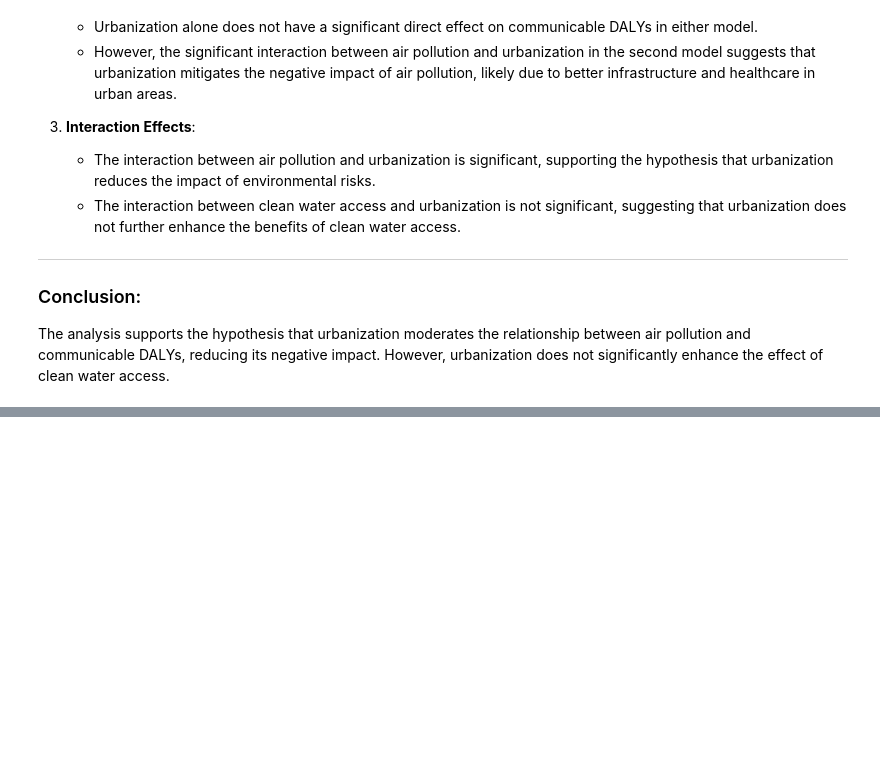
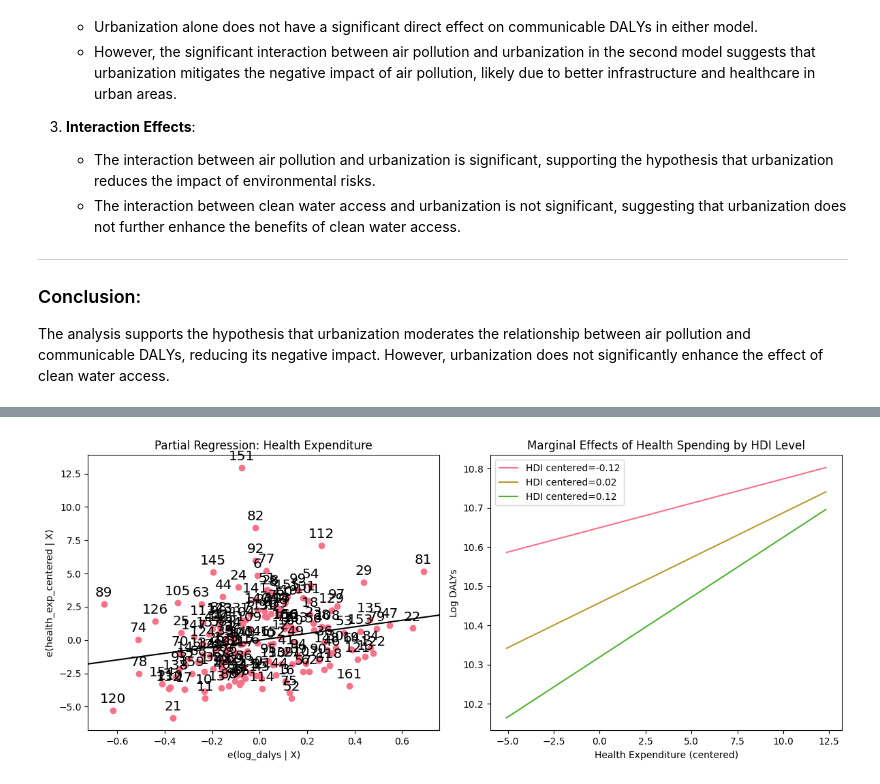
Before and after one commit to AimanIskndr/bdata-daly-socioeconomic, a Jupyter notebook: analysis.ipynb, the cells around one changed output, grey strips where cells are left out. Drawn from its saved outputs; the diff is of its cells as text; code cells hidden in the pictures; blank space fills up the shorter version.

```diff
--- a/analysis.ipynb
+++ b/analysis.ipynb
@@ -1104,0 +1185,83 @@ The analysis supports the hypothesis that urbanization moderates the relationshi
+# %%
+from statsmodels.stats.outliers_influence import variance_inflation_factor
+
+# Create log-transformed DALYs (add small constant to avoid log(0))
+df8['log_dalys'] = np.log(df8['dalys_rate'] + 1)
+
+# Center variables for interaction terms
+df8['hdi_centered'] = df8['hdi'] - df8['hdi'].mean()
+df8['health_exp_centered'] = df8['health_expenditure'] - df8['health_expenditure'].mean()
+
+# Create interaction term (centered)
+df8['health_x_hdi'] = df8['health_exp_centered'] * df8['hdi_centered']
+
+# 2. Check Multicollinearity
+X = df8[['health_exp_centered', 'hdi_centered', 'health_x_hdi']]
+vif = pd.DataFrame({
+    'Variable': X.columns,
+    'VIF': [variance_inflation_factor(X.values, i) for i in range(X.shape[1])]
+})
+print("Variance Inflation Factors:\n", vif)
+
+# 3. Run Revised Models
+# Model 1: Base model with log(DALYs)
+X_base = df8[['health_exp_centered', 'hdi_centered']]
+X_base = sm.add_constant(X_base)
+model_base = sm.OLS(df8['log_dalys'], X_base).fit()
+
+# Model 2: With interaction term
+X_inter = df8[['health_exp_centered', 'hdi_centered', 'health_x_hdi']]
+X_inter = sm.add_constant(X_inter)
+model_inter = sm.OLS(df8['log_dalys'], X_inter).fit()
+
+# 4. Model Comparison
+print("\nBase Model Summary:")
+print(model_base.summary())
+
+print("\nInteraction Model Summary:")
+print(model_inter.summary())
+
+# Compare AIC/BIC
+print(f"\nModel Comparison:")
+print(f"Base Model AIC: {model_base.aic:.1f}, BIC: {model_base.bic:.1f}")
+print(f"Interaction Model AIC: {model_inter.aic:.1f}, BIC: {model_inter.bic:.1f}")
+
+# 5. Diagnostic Plots
+fig, axes = plt.subplots(1, 2, figsize=(12, 5))
+
+# Partial regression plot for health expenditure
+sm.graphics.plot_partregress('health_exp_centered', 'log_dalys',
+                           ['hdi_centered'], data=df8, ax=axes[0])
+axes[0].set_title('Partial Regression: Health Expenditure')
+
+# Marginal effects plot if interaction is significant
+if model_inter.pvalues['health_x_hdi'] < 0.1:  # Only plot if marginally significant
+    # Manually plot marginal effects for different HDI levels
+    health_range = np.linspace(df8['health_exp_centered'].min(), df8['health_exp_centered'].max(), 100)
+    hdi_levels = [
+        df8['hdi_centered'].quantile(0.25),
+        df8['hdi_centered'].median(),
+        df8['hdi_centered'].quantile(0.75)
+    ]
+    for hdi in hdi_levels:
+        y_pred = (model_inter.params['const'] +
+                  model_inter.params['health_exp_centered'] * health_range +
+                  model_inter.params['hdi_centered'] * hdi +
+                  model_inter.params['health_x_hdi'] * health_range * hdi)
+        axes[1].plot(health_range, y_pred, label=f'HDI centered={hdi:.2f}')
+    axes[1].set_xlabel('Health Expenditure (centered)')
+    axes[1].set_ylabel('Log DALYs')
+    axes[1].set_title('Marginal Effects of Health Spending by HDI Level')
+    axes[1].legend()
+else:
+    axes[1].text(0.5, 0.5, 'Interaction not significant',
+                ha='center', va='center')
+    axes[1].set_title('No Significant Interaction')
+
+plt.tight_layout()
+plt.show()
+
+# 6. Robustness Check with Huber-White SE
+print("\nRobust Standard Errors (HC3):")
+print(model_inter.get_robustcov_results(cov_type='HC3').summary())
+# %% [output]
@@ -1104,0 +1285 @@ The analysis supports the hypothesis that urbanization moderates the relationshi
+[figure, added]
```
Also changed, not shown: parts of 8 cells of this notebook.
